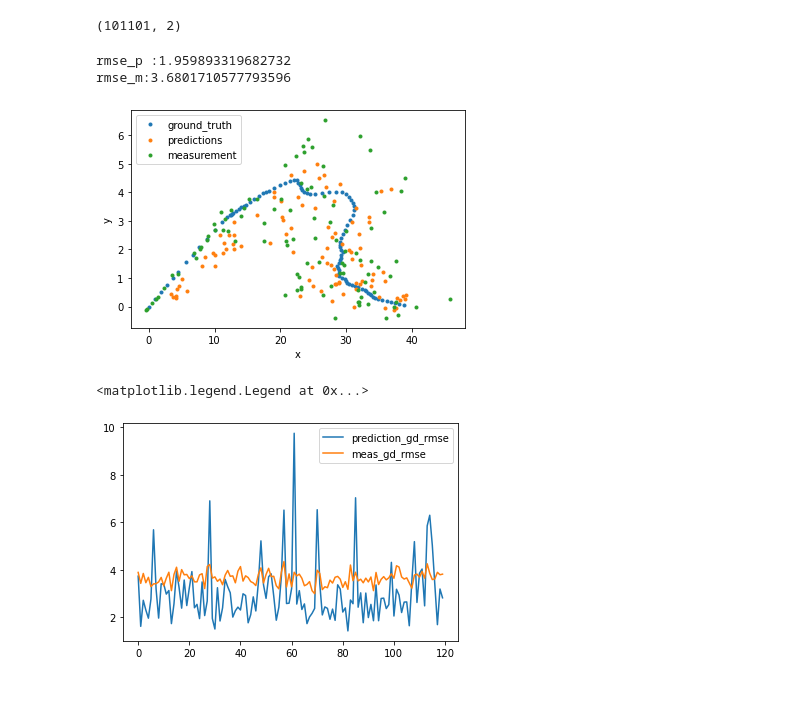
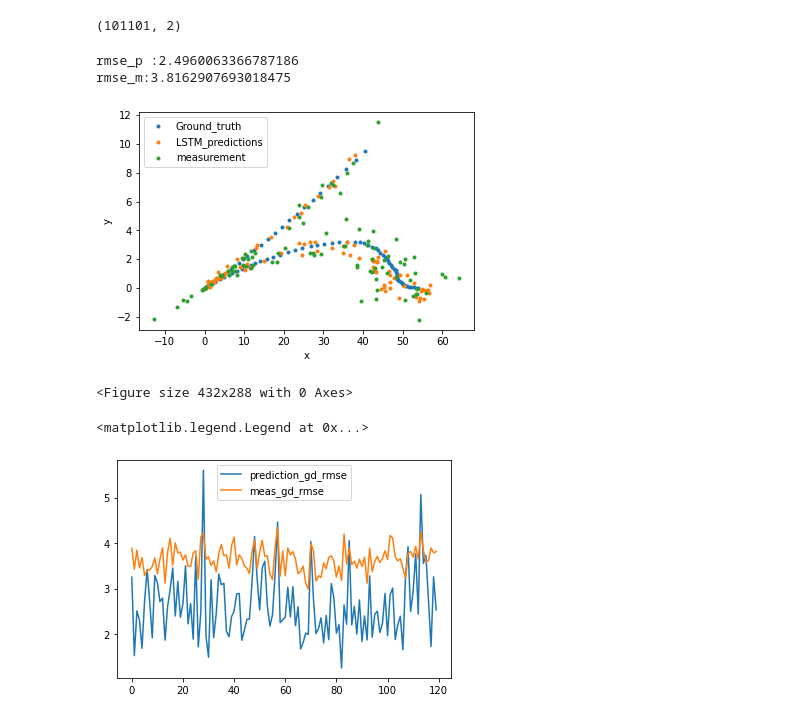
Before and after one commit to bheeshmarayabv/Vehicle_tracking_Performance_Analysis, a Jupyter notebook: LSTM/LSTM_object_tracking.ipynb, the cells around one changed output. Saved outputs shown, nothing was run; the diff lists cells and outputs as text; code cells hidden in the pictures; blank space fills up the shorter version.

```diff
--- a/LSTM/LSTM_object_tracking.ipynb
+++ b/LSTM/LSTM_object_tracking.ipynb
@@ -130 +133,3 @@ model_trail_u= load_model("more_trail_u")
+# %%
+LSTM_model= load_model("more_trail_u_new")
 # %%
@@ -167,16 +172,16 @@ data_gd_TEST.shape
 # %%
 TEST_input_seqs ,TEST_output_seqs = create_dataset(data_input_TEST,data_gd_TEST,T)
 # %%
-predicts = model_trail_u.predict(TEST_input_seqs)
+predicts = LSTM_model.predict(TEST_input_seqs)
 # %%
-i=4
-predict_b=predicts[(i*101):((i+1)*101)-T]
+i=109
+predict_b=predicts[(i*96):((i+1)*96)]
 test_input_for_meas = data_input_TEST[(i*101)+T:(((i+1)*101))]
 test_gd_for_meas_b = data_gd_TEST[(i*101)+T:(((i+1)*101))]
 plt.plot(test_gd_for_meas_b[:,0],test_gd_for_meas_b[:,1],'.')
 plt.plot(predict_b[:,0],predict_b[:,1],'.')
 plt.plot(test_input_for_meas[:,0],test_input_for_meas[:,1],'.')
-plt.legend(["ground_truth","predictions","measurement"])
+plt.legend(["Ground_truth","LSTM_predictions","measurement"])
 plt.xlabel("x")
 plt.ylabel("y")
 rmse_p = math.sqrt(mean_squared_error(predict_b, test_gd_for_meas_b))
@@ -184,33 +189,51 @@ print(f"rmse_p :{rmse_p} ")
 rmse_m = math.sqrt(mean_squared_error(test_input_for_meas,test_gd_for_meas_b))
 print(f"rmse_m:{rmse_m}")
 # %% [output]
-rmse_p :1.959893319682732
-rmse_m:3.6801710577793596
+rmse_p :2.4960063366787186
+rmse_m:3.8162907693018475
-[figure, old version]
+[figure, new version]
+# %%
+for i in range(500):
+    predict_b=predicts[(i*96):((i+1)*96)]
+    test_input_for_meas = data_input_TEST[(i*101)+T:(((i+1)*101))]
+    test_gd_for_meas_b = data_gd_TEST[(i*101)+T:(((i+1)*101))]
+    plt.plot(test_gd_for_meas_b[:,0],test_gd_for_meas_b[:,1],'.')
+    plt.plot(predict_b[:,0],predict_b[:,1],'.')
+    plt.plot(test_input_for_meas[:,0],test_input_for_meas[:,1],'.')
+    plt.legend(["ground_truth","predictions","measurement"])
+    plt.xlabel("x")
+    plt.ylabel("y")
+    rmse_p = math.sqrt(mean_squared_error(predict_b, test_gd_for_meas_b))
+    rmse_m = math.sqrt(mean_squared_error(test_input_for_meas,test_gd_for_meas_b))
+    #plt.savefig("Graph" + str(i)+" " + str(rmse_p) +" "+ str(rmse_m) +".png", format="PNG")
+    plt.clf()
+# %% [output]
+<Figure size 432x288 with 0 Axes>
 # %%
 
 all_rmse_p =[]
 all_rmse_m =[]
 
-predicts = model_trail_u.predict(TEST_input_seqs)
+
 
 for i in range(0,120):
-    predict_b=predicts[(i*101):((i+1)*101)-T]
+    predict_b=predicts[(i*96):((i+1)*96)]
     test_input_for_meas = data_input_TEST[(i*101)+T:(((i+1)*101))]
     test_gd_for_meas_b = data_gd_TEST[(i*101)+T:(((i+1)*101))]
 
     rmse_p = math.sqrt(mean_squared_error(predict_b, test_gd_for_meas_b))
     rmse_m = math.sqrt(mean_squared_error(test_input_for_meas,test_gd_for_meas_b))
+    plt.savefig("Graph" + str(i)+" " + str(rmse_p) +" "+ str(rmse_m) +".png", format="PNG")
 
     all_rmse_p.append(rmse_p)
     all_rmse_m.append(rmse_m)
 
 plt.plot(all_rmse_p)
 plt.plot(all_rmse_m)
 plt.legend(["prediction_gd_rmse","meas_gd_rmse"])
 # %% [output]
 <matplotlib.legend.Legend at 0x...>
-[figure, old version]
+[figure, new version]
 # %%
 all_rmse_p_a = np.array(all_rmse_p)
 all_rmse_m_a = np.array(all_rmse_m)
```
Also changed, not shown: parts of 13 cells of this notebook, 26 other files.
